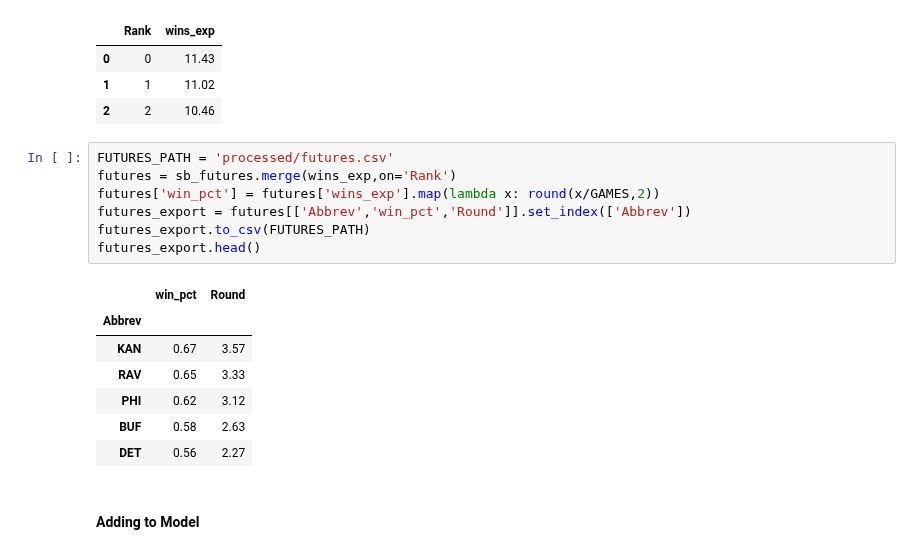
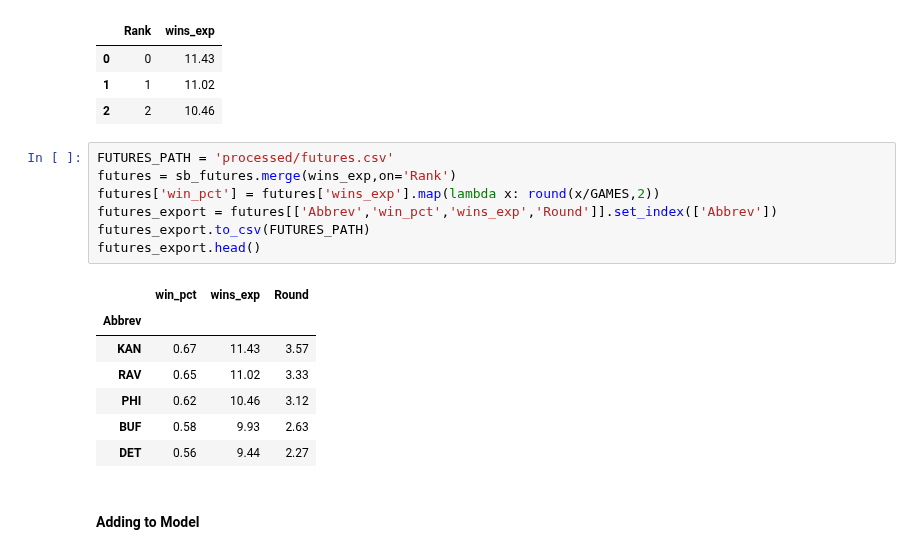
Before and after one commit to nhford/hot-seat-backend, a Jupyter notebook: hot_seat.ipynb, the cells around one changed output. Saved outputs shown, nothing was run; the diff lists cells and outputs as text.

```diff
--- a/hot_seat.ipynb
+++ b/hot_seat.ipynb
@@ -628,18 +636,18 @@ wins_exp.head(3)
 # %%
 FUTURES_PATH = 'processed/futures.csv'
 futures = sb_futures.merge(wins_exp,on='Rank')
 futures['win_pct'] = futures['wins_exp'].map(lambda x: round(x/GAMES,2))
-futures_export = futures[['Abbrev','win_pct','Round']].set_index(['Abbrev'])
+futures_export = futures[['Abbrev','win_pct','wins_exp','Round']].set_index(['Abbrev'])
 futures_export.to_csv(FUTURES_PATH)
 futures_export.head()
 # %% [output]
-|  | win_pct | Round |
-| Abbrev |  |  |
-| KAN | 0.67 | 3.57 |
-| RAV | 0.65 | 3.33 |
-| PHI | 0.62 | 3.12 |
-| BUF | 0.58 | 2.63 |
-| DET | 0.56 | 2.27 |
+|  | win_pct | wins_exp | Round |
+| Abbrev |  |  |  |
+| KAN | 0.67 | 11.43 | 3.57 |
+| RAV | 0.65 | 11.02 | 3.33 |
+| PHI | 0.62 | 10.46 | 3.12 |
+| BUF | 0.58 | 9.93 | 2.63 |
+| DET | 0.56 | 9.44 | 2.27 |
 # %% [markdown]
 #### Adding to Model
 # %%
```
Also changed, not shown: parts of 35 cells of this notebook.
